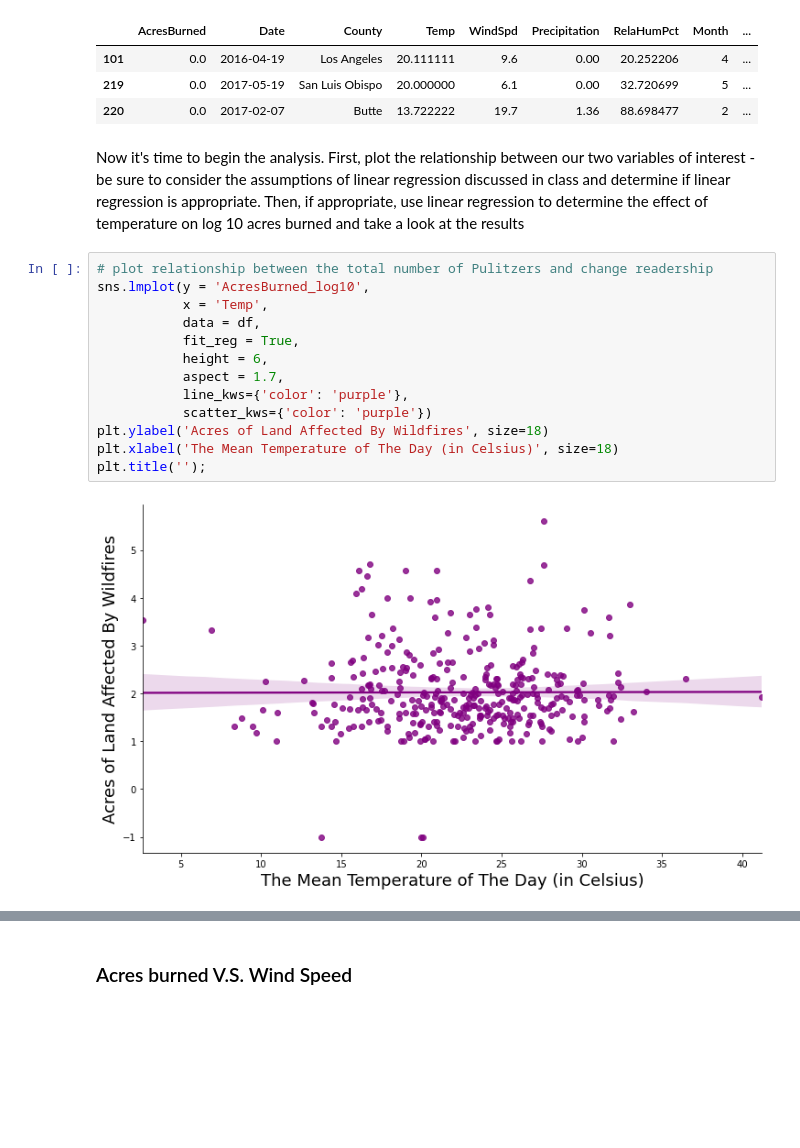
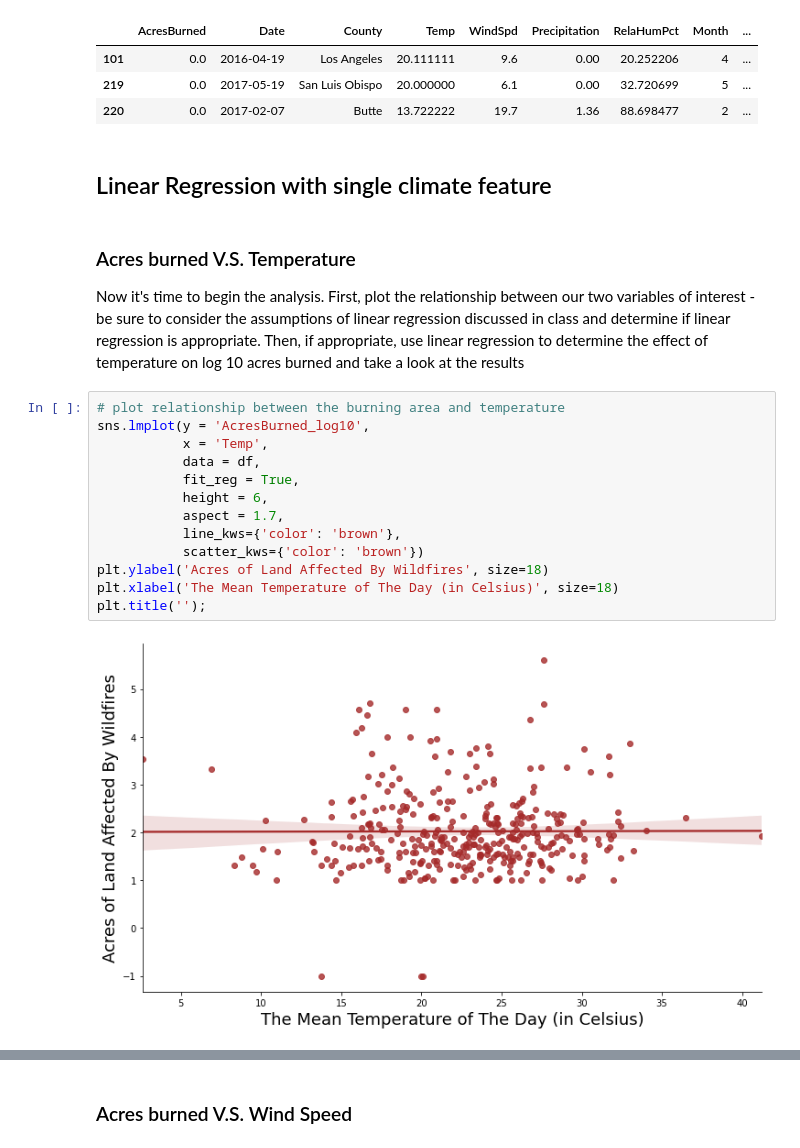
Before and after one commit to vikizzz/Analysis-on-the-Scale-of-Wildfire-Incident-in-California, a Jupyter notebook: FinalProject_group010.ipynb, the cells around one changed output, grey strips where cells are left out. Cells and saved outputs as stored; diff of their text form; blank space fills up the shorter version.

```diff
--- a/FinalProject_group010.ipynb
+++ b/FinalProject_group010.ipynb
@@ -524,25 +526,29 @@ df[df['AcresBurned_log10'] < 0]
 | 101 | 0.0 | 2016-04-19 | Los Angeles | 20.111111 | 9.6 | 0.00 | 20.252206 | 4 | ... |
 | 219 | 0.0 | 2017-05-19 | San Luis Obispo | 20.000000 | 6.1 | 0.00 | 32.720699 | 5 | ... |
 | 220 | 0.0 | 2017-02-07 | Butte | 13.722222 | 19.7 | 1.36 | 88.698477 | 2 | ... |
+# %% [markdown]
+## Linear Regression with single climate feature
 # %% [markdown]
+### Acres burned V.S. Temperature
+
 Now it's time to begin the analysis.
 First, plot the relationship between our two variables of interest - be sure to consider the assumptions of linear regression discussed in class and determine if linear regression is appropriate.
 Then, if appropriate, use linear regression to determine the effect of temperature on log 10 acres burned and take a look at the results
 # %%
-# plot relationship between the total number of Pulitzers and change readership
+# plot relationship between the burning area and temperature
 sns.lmplot(y = 'AcresBurned_log10',
            x = 'Temp',
            data = df,
            fit_reg = True,
            height = 6,
            aspect = 1.7,
-           line_kws={'color': 'purple'},
-           scatter_kws={'color': 'purple'})
+           line_kws={'color': 'brown'},
+           scatter_kws={'color': 'brown'})
 plt.ylabel('Acres of Land Affected By Wildfires', size=18)
 plt.xlabel('The Mean Temperature of The Day (in Celsius)', size=18)
 plt.title('');
 # %% [output]
-[figure, old version]
+[figure, new version]
 # %%
 # carry out linear regression
 acres_temp = df[['Temp', 'AcresBurned_log10']]
```
Also changed, not shown: parts of 33 cells of this notebook.
